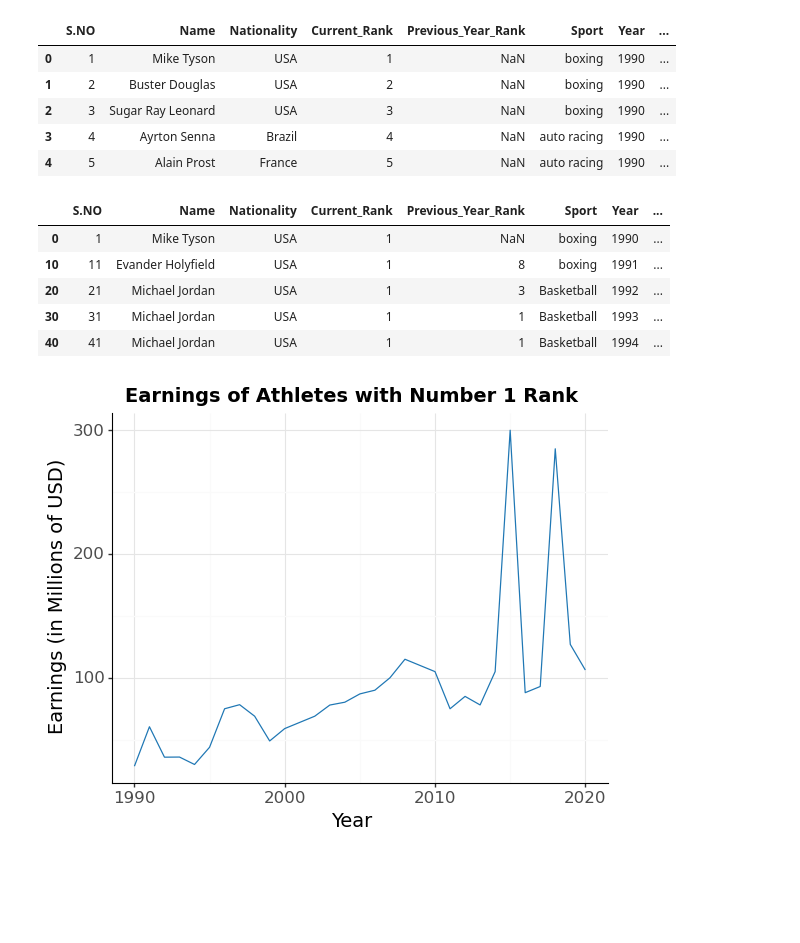
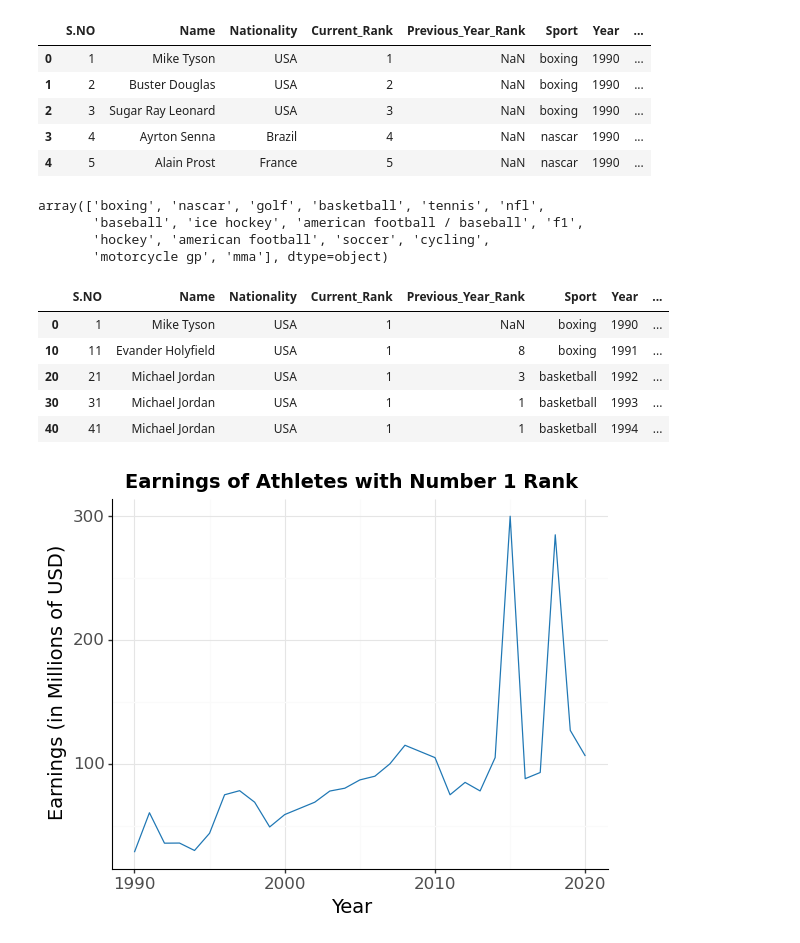
Before and after one commit to zoeshenrw/databootcamp-midterm, a Jupyter notebook: databootcamp-midterm.ipynb, the cells around one changed output. Saved outputs shown, nothing was run; the diff lists cells and outputs as text; code cells hidden in the pictures; blank space fills up the shorter version.

```diff
--- a/databootcamp-midterm.ipynb
+++ b/databootcamp-midterm.ipynb
@@ -1,19 +1,33 @@
 # %%
 import pandas as pd
 import numpy as np
 import matplotlib.pyplot as plt
 from plotnine import *
 
 df=pd.read_csv('Forbes Richest Atheletes (Forbes Richest Athletes 1990-2020).csv')
+df = df.rename(columns={'earnings ($ million)': 'Earnings'})
 df = df.rename(columns=lambda x: x.replace(' ', '_'))
+
+df.loc[df['Sport'].str.contains('auto racing', case=False), 'Sport'] = 'NASCAR'
+df.loc[df['Sport'].str.contains('f1', case=False), 'Sport'] = 'f1'
+
+df.Sport=df.Sport.str.lower().replace('nba','basketball')
+
 df.head()
 # %% [output]
 |  | S.NO | Name | Nationality | Current_Rank | Previous_Year_Rank | Sport | Year | ... |
 | 0 | 1 | Mike Tyson | USA | 1 | NaN | boxing | 1990 | ... |
 | 1 | 2 | Buster Douglas | USA | 2 | NaN | boxing | 1990 | ... |
 | 2 | 3 | Sugar Ray Leonard | USA | 3 | NaN | boxing | 1990 | ... |
-| 3 | 4 | Ayrton Senna | Brazil | 4 | NaN | auto racing | 1990 | ... |
-| 4 | 5 | Alain Prost | France | 5 | NaN | auto racing | 1990 | ... |
+| 3 | 4 | Ayrton Senna | Brazil | 4 | NaN | nascar | 1990 | ... |
+| 4 | 5 | Alain Prost | France | 5 | NaN | nascar | 1990 | ... |
+# %%
+df.Sport.unique()
+# %% [output]
+array(['boxing', 'nascar', 'golf', 'basketball', 'tennis', 'nfl',
+       'baseball', 'ice hockey', 'american football / baseball', 'f1',
+       'hockey', 'american football', 'soccer', 'cycling',
+       'motorcycle gp', 'mma'], dtype=object)
 # %%
 df_no1 = df[(df.Current_Rank == 1)]
 df_no1.head()
@@ -21,9 +35,9 @@ df_no1.head()
 |  | S.NO | Name | Nationality | Current_Rank | Previous_Year_Rank | Sport | Year | ... |
 | 0 | 1 | Mike Tyson | USA | 1 | NaN | boxing | 1990 | ... |
 | 10 | 11 | Evander Holyfield | USA | 1 | 8 | boxing | 1991 | ... |
-| 20 | 21 | Michael Jordan | USA | 1 | 3 | Basketball | 1992 | ... |
-| 30 | 31 | Michael Jordan | USA | 1 | 1 | Basketball | 1993 | ... |
-| 40 | 41 | Michael Jordan | USA | 1 | 1 | Basketball | 1994 | ... |
+| 20 | 21 | Michael Jordan | USA | 1 | 3 | basketball | 1992 | ... |
+| 30 | 31 | Michael Jordan | USA | 1 | 1 | basketball | 1993 | ... |
+| 40 | 41 | Michael Jordan | USA | 1 | 1 | basketball | 1994 | ... |
 # %%
 (ggplot(df_no1, aes(x='Year', y='earnings_($_million)'))
  + geom_line(color='#1F77B4')
```
